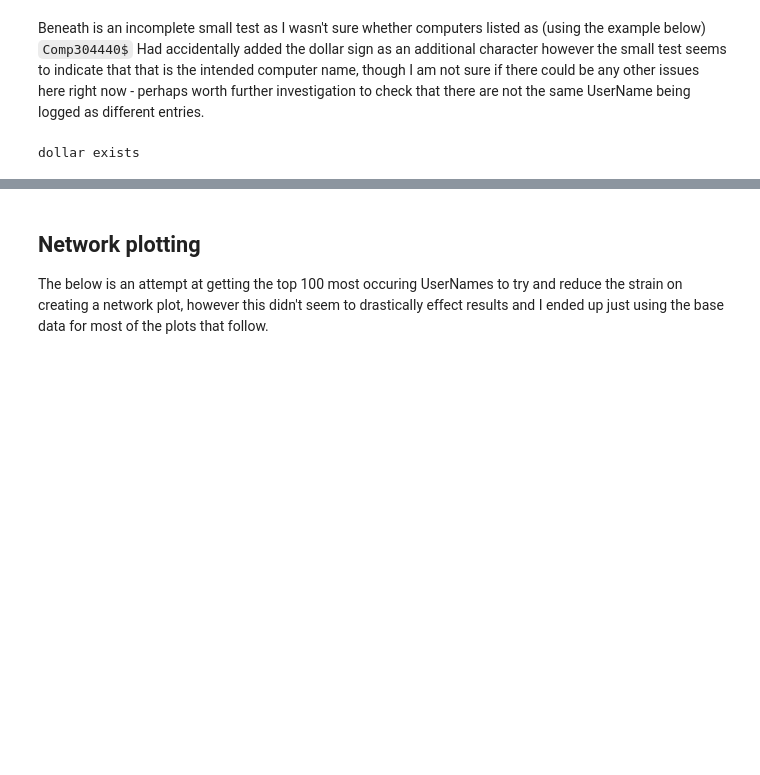
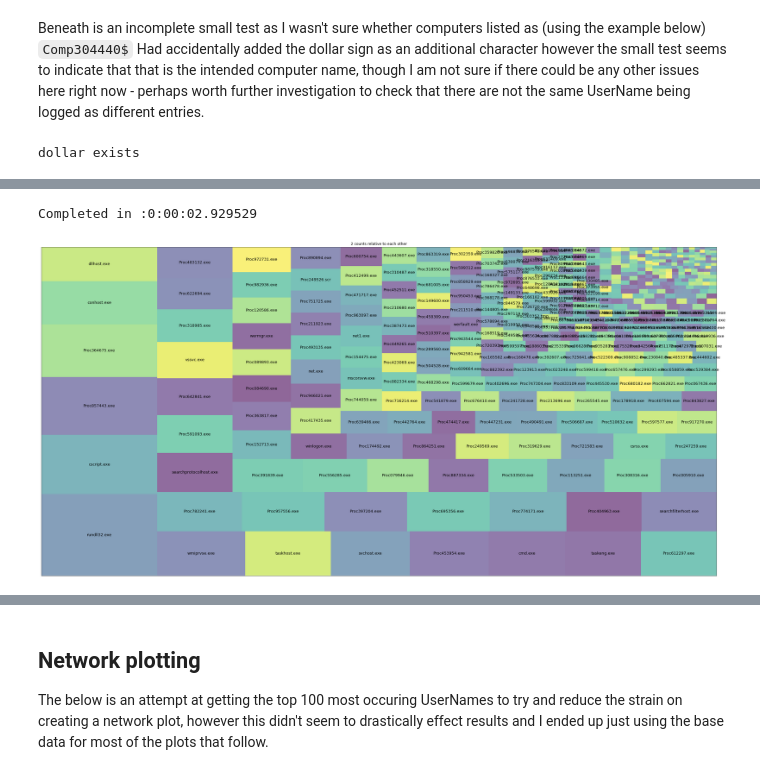
Before and after one commit to gabejg/Advanced-Cyber-Analytics-for-Attack-Detection, a Jupyter notebook: Gabriel/EDA/Process.ipynb, the cells around one changed output, grey strips where cells are left out. Drawn from its saved outputs; the diff is of its cells as text; code cells hidden in the pictures; blank space fills up the shorter version.

```diff
--- a/Gabriel/EDA/Process.ipynb
+++ b/Gabriel/EDA/Process.ipynb
@@ -392,0 +438,5 @@ dollar exists
+# %%
+square_plot(2,500,13)
+# %% [output]
+Completed in :0:00:02.929529
+[figure, added]
```
Also changed, not shown: parts of 12 cells of this notebook, 15 other files.
